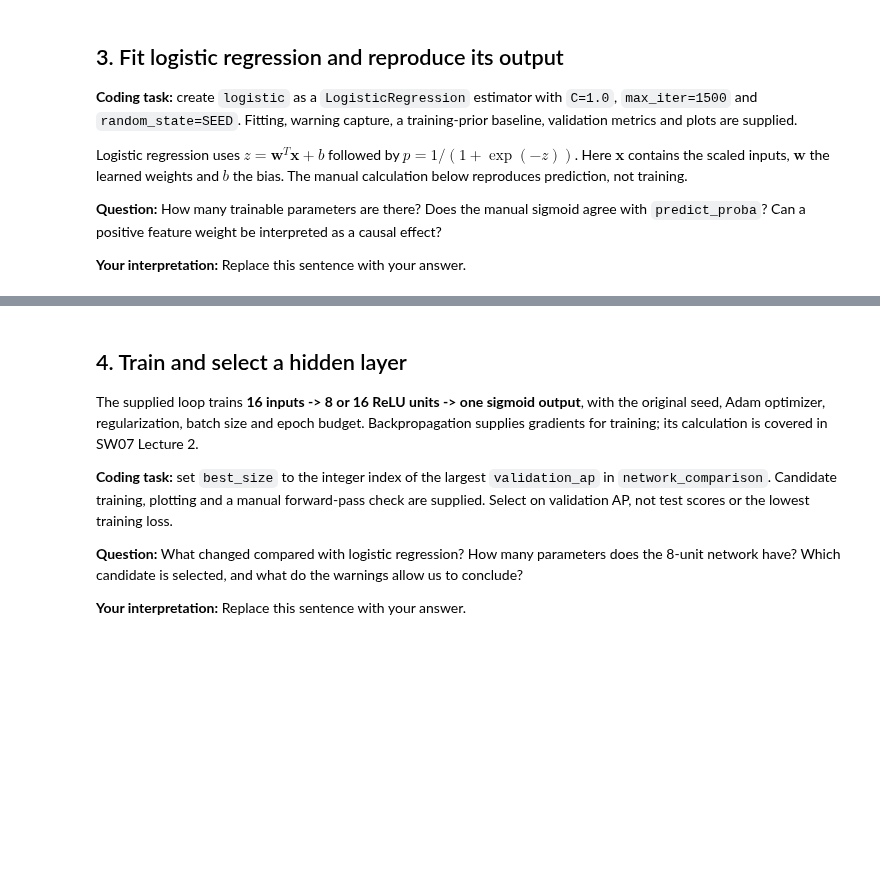
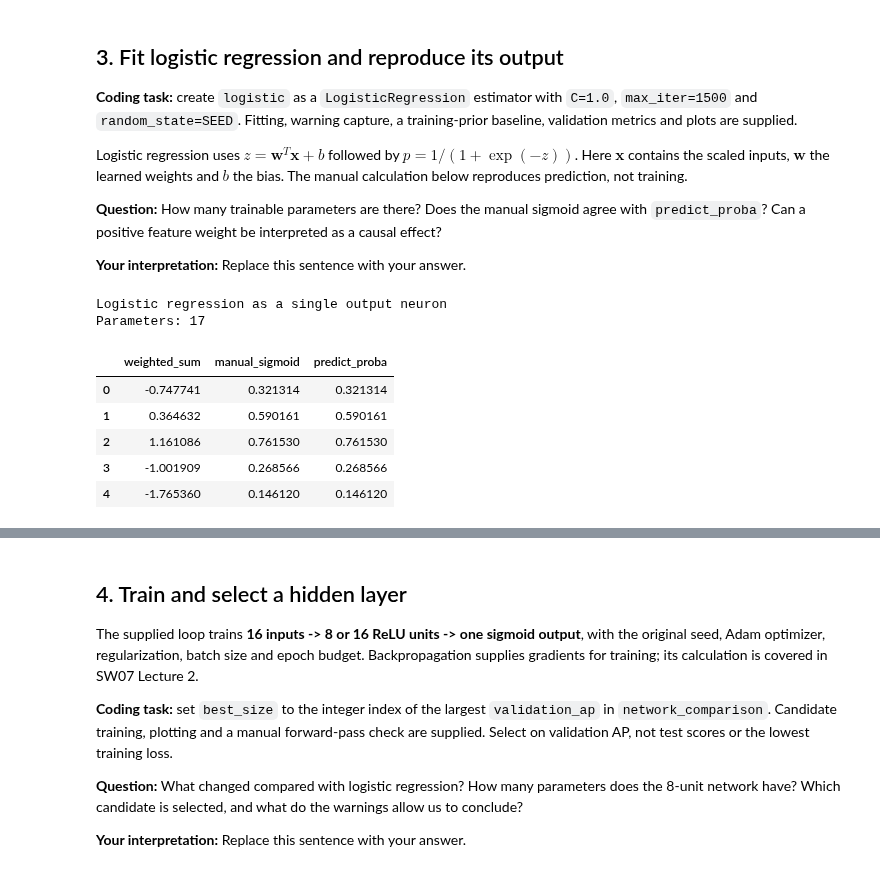
Before and after one commit to pyrat12/python_machine_learning_basics, a Jupyter notebook: 08_Neural_Networks/HS2026/lecture1/logistic_regression_to_neural_network_exercise.ipynb, the cells around one changed output, grey strips where cells are left out. Saved outputs shown, nothing was run; the diff lists cells and outputs as text; code cells hidden in the pictures; blank space fills up the shorter version.

```diff
--- a/08_Neural_Networks/HS2026/lecture1/logistic_regression_to_neural_network_exercise.ipynb
+++ b/08_Neural_Networks/HS2026/lecture1/logistic_regression_to_neural_network_exercise.ipynb
@@ -141,19 +210,36 @@ Logistic regression uses $z=\mathbf{w}^{T}\mathbf{x}+b$ followed by $p=1/(1+\exp
 
 **Your interpretation:** Replace this sentence with your answer.
 # %%
-print('Logistic regression as a single output neuron')
+print('Logistic regression as a single output neuron')                          # Kündigt die logistische Regression als einzelnes Ausgabeneuron an
 # TODO: Construct logistic regression with the requested settings.
-logistic = None
-with warnings.catch_warnings(record=True) as logistic_warnings:
-    warnings.simplefilter('always', ConvergenceWarning)
-    logistic.fit(X_train, y_train)
-for warning in logistic_warnings:
-    print(type(warning.message).__name__, str(warning.message))
-weighted_sum = X_validation[:5] @ logistic.coef_[0] + logistic.intercept_[0]
-manual_probability = np.exp(-np.logaddexp(0, -weighted_sum))
-print('Parameters:', logistic.coef_.size + logistic.intercept_.size)
-display(pd.DataFrame({'weighted_sum': weighted_sum, 'manual_sigmoid': manual_probability,
-                      'predict_proba': logistic.predict_proba(X_validation[:5])[:, 1]}))
+logistic = LogisticRegression(C=1.0, max_iter=1500, random_state=SEED)          #EINGEFÜGT: Setzt die inverse Regularisierungsstärke C auf 1.0 und
+                                                                                #erlaubt maximal 1’500 Optimierungsschritte
+with warnings.catch_warnings(record=True) as logistic_warnings:                 #Sammelt Warnungen während des Trainings zur anschliessenden Anzeige
+    warnings.simplefilter('always', ConvergenceWarning)                         #Erfasst Konvergenzwarnungen auch dann, wenn Warnungen zuvor unterdrückt wurden
+    logistic.fit(X_train, y_train)                                              #Lernt die Gewichte und den Bias aus den vorbereiteten Trainingsdaten
+for warning in logistic_warnings:                                               #Durchläuft die beim Training aufgezeichneten Warnungen
+    print(type(warning.message).__name__, str(warning.message))                 #Zeigt jeweils den Warnungstyp und die Erklärung an
+
+weighted_sum = X_validation[:5] @ logistic.coef_[0] + logistic.intercept_[0]    #Berechnet für fünf Validierungs-E-Mails die gewichtete Summe
+                                                                                #der Merkmale plus Bias
+manual_probability = np.exp(-np.logaddexp(0, -weighted_sum))                    #Berechnet die Sigmoidfunktion numerisch stabil:
+                                                                                #geschätzte Spamwahrscheinlichkeit
+print('Parameters:', logistic.coef_.size + logistic.intercept_.size)            #Zählt alle gelernten Merkmalsgewichte und den Bias
+display(pd.DataFrame({
+    'weighted_sum': weighted_sum,                                               #Zeigt die Werte vor Anwendung der Sigmoidfunktion
+    'manual_sigmoid': manual_probability,                                       #Zeigt die selbst ausgerechneten Spamwahrscheinlichkeiten
+    'predict_proba': logistic.predict_proba(X_validation[:5])[:, 1]             #Zeigt zum Vergleich die Modellwahrscheinlichkeiten für Spam;
+                                                                                #beide Berechnungen sollten übereinstimmen
+}))
+# %% [output]
+Logistic regression as a single output neuron
+Parameters: 17
+|  | weighted_sum | manual_sigmoid | predict_proba |
+| 0 | -0.747741 | 0.321314 | 0.321314 |
+| 1 | 0.364632 | 0.590161 | 0.590161 |
+| 2 | 1.161086 | 0.761530 | 0.761530 |
+| 3 | -1.001909 | 0.268566 | 0.268566 |
+| 4 | -1.765360 | 0.146120 | 0.146120 |
 # %%
 print('Validation evaluation and feature weights')
 
```
Also changed, not shown: parts of 7 cells of this notebook, 2 other files.
